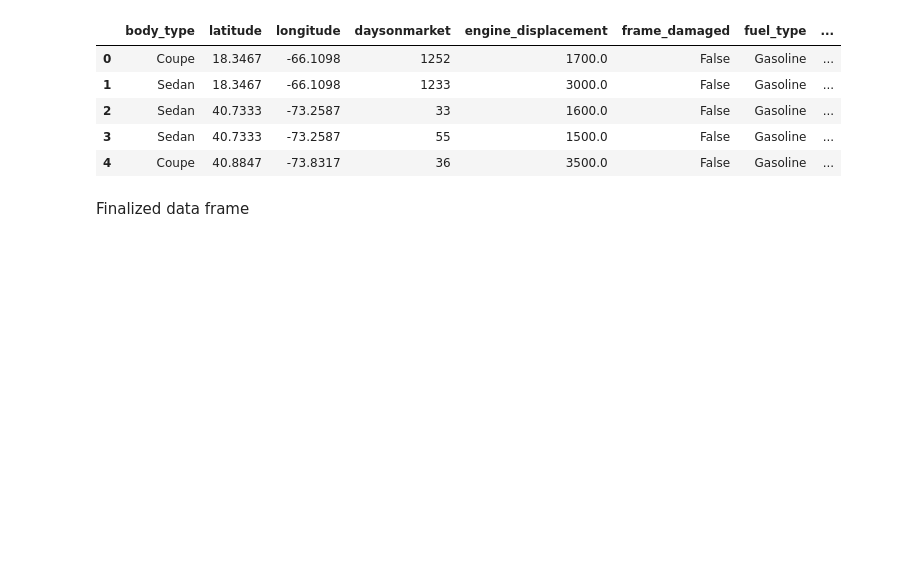
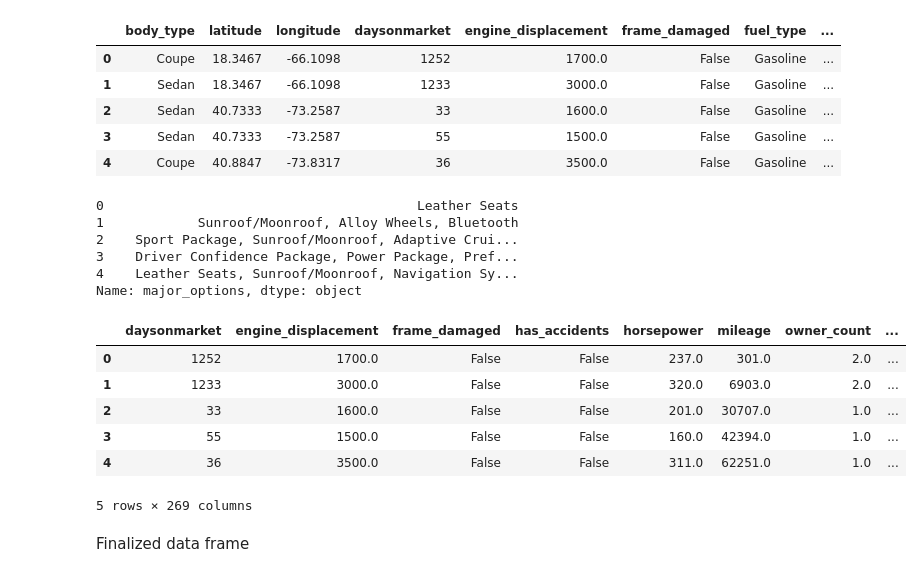
Before and after one commit to COGS118A/Group056-Sp22, a Jupyter notebook: FinalProjectGroup056-Sp22.ipynb, the cells around one changed output. Cells and saved outputs as stored; diff of their text form; code cells hidden in the pictures; blank space fills up the shorter version.

Commit message:
one hot encoding major options

```diff
--- a/FinalProjectGroup056-Sp22.ipynb
+++ b/FinalProjectGroup056-Sp22.ipynb
@@ -87,9 +87,37 @@ df_WIP = df_WIP.reset_index()
 df_WIP = df_WIP.drop(['index'], axis = 1)
 # %%
 #Turn major_options into # of major options
-df_test = df_WIP['major_options'].apply(lambda x : x.split(','))
-df_test = df_test.apply(lambda x : np.size(x))
-df_WIP['major_options'] = df_test
+# df_test = df_WIP['major_options'].apply(lambda x : x.split(','))
+# df_test = df_test.apply(lambda x : np.size(x))
+# df_WIP['major_options'] = df_test
+# %%
+mo = df_WIP['major_options']
+# %%
+mo = mo.str.replace("[","")
+mo = mo.str.replace("]","")
+mo = mo.str.replace("'","")
+mo.head()
+# %% [output]
+0                                        Leather Seats
+1            Sunroof/Moonroof, Alloy Wheels, Bluetooth
+2    Sport Package, Sunroof/Moonroof, Adaptive Crui...
+3    Driver Confidence Package, Power Package, Pref...
+4    Leather Seats, Sunroof/Moonroof, Navigation Sy...
+Name: major_options, dtype: object
+# %%
+mo = mo.str.get_dummies(',')
+# %%
+df_WIP = pd.concat([df_WIP, mo], axis="columns")
+df_WIP = df_WIP.drop(columns=['major_options'])
+df_WIP.head()
+# %% [output]
+|  | daysonmarket | engine_displacement | frame_damaged | has_accidents | horsepower | mileage | owner_count | ... |
+| 0 | 1252 | 1700.0 | False | False | 237.0 | 301.0 | 2.0 | ... |
+| 1 | 1233 | 3000.0 | False | False | 320.0 | 6903.0 | 2.0 | ... |
+| 2 | 33 | 1600.0 | False | False | 201.0 | 30707.0 | 1.0 | ... |
+| 3 | 55 | 1500.0 | False | False | 160.0 | 42394.0 | 1.0 | ... |
+| 4 | 36 | 3500.0 | False | False | 311.0 | 62251.0 | 1.0 | ... |
+5 rows × 269 columns
 # %% [markdown]
 Finalized data frame
 # %%
```
